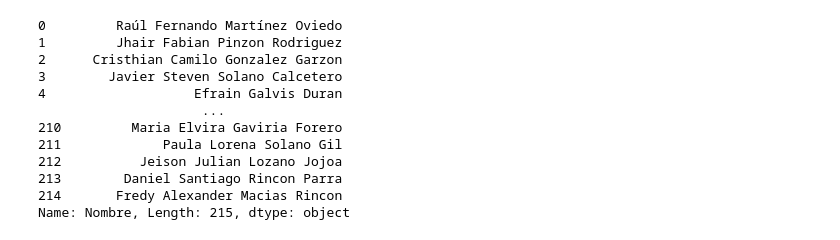
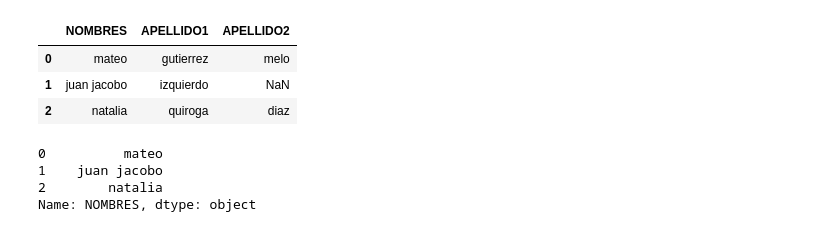
Before and after one commit to MateoG404/WebScrapingLinkedin, a Jupyter notebook: Scripts/get_data/get_people.ipynb, the cells around one changed output. Drawn from its saved outputs; the diff is of its cells as text; code cells hidden in the pictures.

```diff
--- a/Scripts/get_data/get_people.ipynb
+++ b/Scripts/get_data/get_people.ipynb
@@ -53,23 +53,22 @@ code.send_keys(code_email)
 send_code = driver.find_element(By.XPATH,'//*[@id="email-pin-submit-button"]').click()
 # %%
 # Lectura de archivos egresados
-
+egresados = pd.read_excel('/home/user/Desktop/MateoCodes/WebScrapingLinkedin/test_marcela.xlsx')
 #egresados = pd.read_excel('/home/user/Desktop/MateoCodes/WebScrapingLinkedin/documentacion/datos_egresados.xlsx')
-egresados = pd.read_excel('/home/user/Desktop/MateoCodes/WebScrapingLinkedin/documentacion/NEW_DATA/people_checkpoint.xlsx')
+#egresados = pd.read_excel('/home/user/Desktop/MateoCodes/WebScrapingLinkedin/documentacion/NEW_DATA/people_checkpoint.xlsx')
+# %%
+egresados
+# %% [output]
+|  | NOMBRES | APELLIDO1 | APELLIDO2 |
+| 0 | mateo | gutierrez | melo |
+| 1 | juan jacobo | izquierdo | NaN |
+| 2 | natalia | quiroga | diaz |
 # %%
-nombres = egresados['Nombre']
+nombres = egresados['NOMBRES']
 nombres
 # %% [output]
-0         Raúl Fernando Martínez Oviedo
-1         Jhair Fabian Pinzon Rodriguez
-2      Cristhian Camilo Gonzalez Garzon
-3        Javier Steven Solano Calcetero
-4                   Efrain Galvis Duran
-                     ...
-210         Maria Elvira Gaviria Forero
-211             Paula Lorena Solano Gil
-212          Jeison Julian Lozano Jojoa
-213        Daniel Santiago Rincon Parra
-214       Fredy Alexander Macias Rincon
-Name: Nombre, Length: 215, dtype: object
+0          mateo
+1    juan jacobo
+2        natalia
+Name: NOMBRES, dtype: object
 # %%
```
Also changed, not shown: parts of 17 cells of this notebook, 8 other files.
